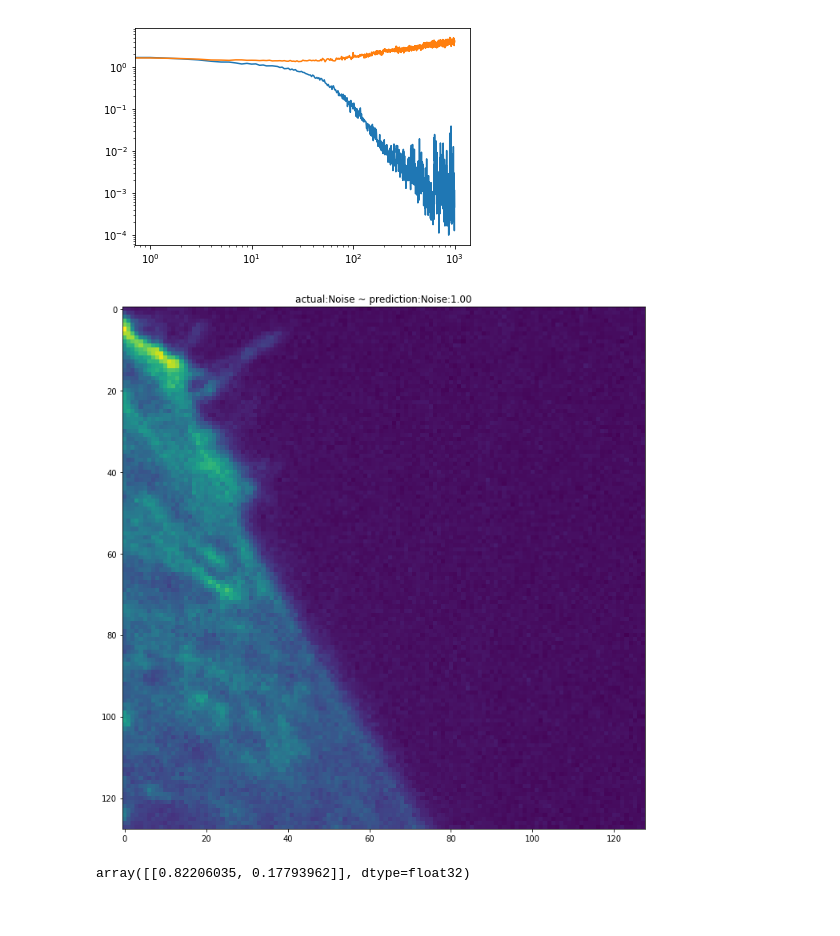
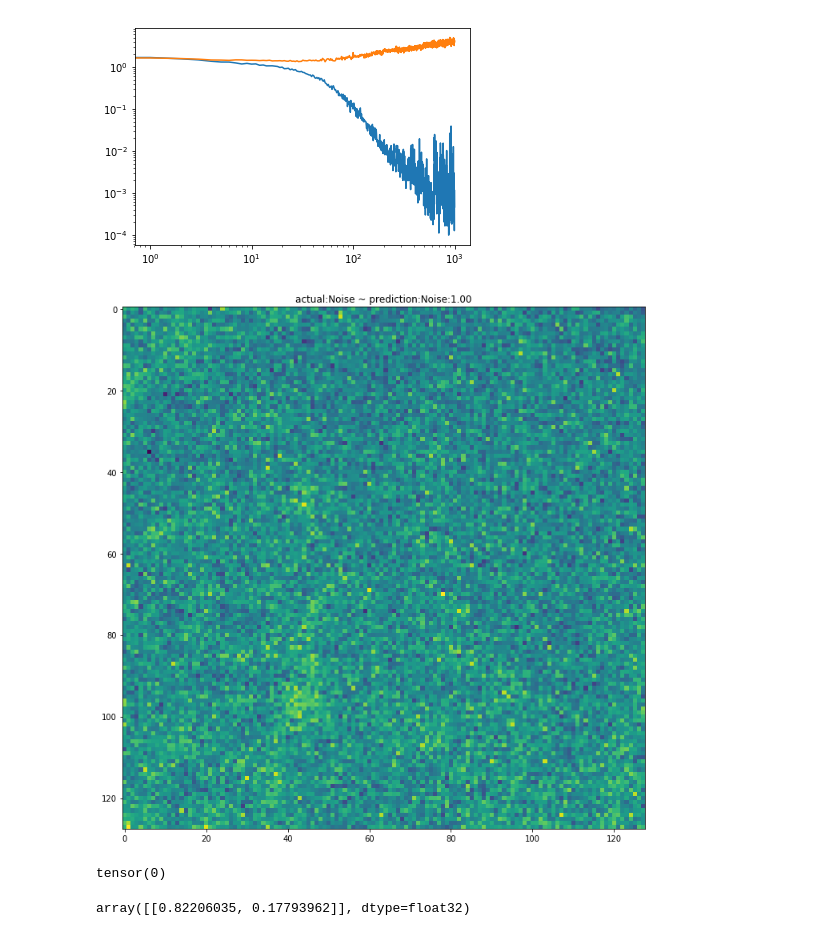
Before and after one commit to jbf81tb/kural_work, a Jupyter notebook: actin_detector.ipynb, the cells around one changed output. Cells and saved outputs as stored; diff of their text form; code cells hidden in the pictures.

```diff
--- a/actin_detector.ipynb
+++ b/actin_detector.ipynb
@@ -360,16 +364,23 @@ for p in model.parameters():
 ds = ActinClassifierDataset(he_imgs,classification)
 # %%
 model.eval()
-idx = np.random.choice(len(ds))
-# _, ax = plt.subplots(1,2,figsize=[16,10])
-i, c = ds[idx]
+c = -1
+while c is not 0:
+    idx = np.random.choice(len(ds))
+    i, c = ds[idx]
+    c = c.item()
 plt.figure(figsize=(12,12))
 plt.imshow(i[0])
 y_pred = nn.Softmax(1)(model(i[None].cuda())).cpu().data.numpy()
 plt.title(f'actual:{class_labels[c]} ~ prediction:{class_labels[np.argmax(y_pred[0])]}:{y_pred[0][c]:.2f}')
+plt.savefig(PATH+'presentation.png')
 plt.show()
 # %% [output]
-[figure, old version]
+[figure, new version]
+# %%
+c
+# %% [output]
+tensor(0)
 # %%
 y_pred
 # %% [output]
```
Also changed, not shown: parts of 1 cell of this notebook, 16 other files.
